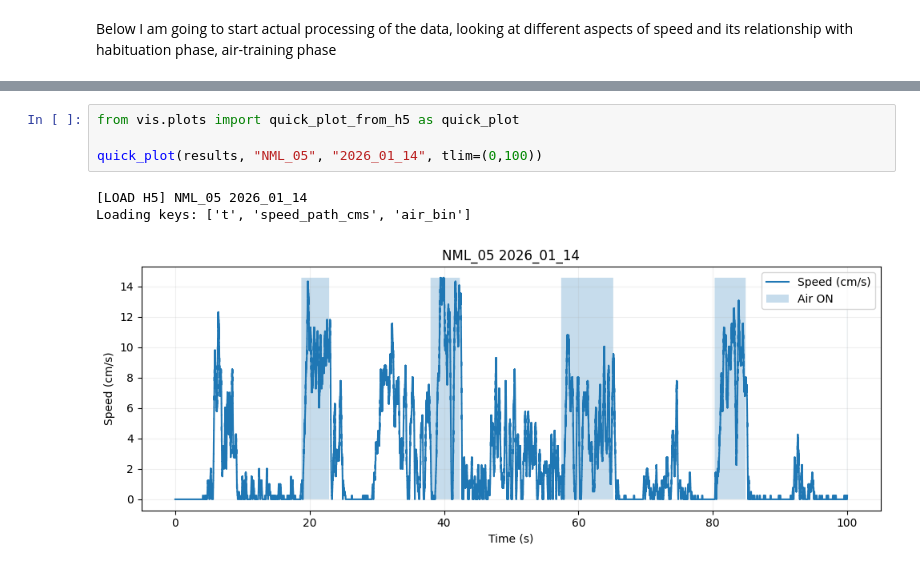
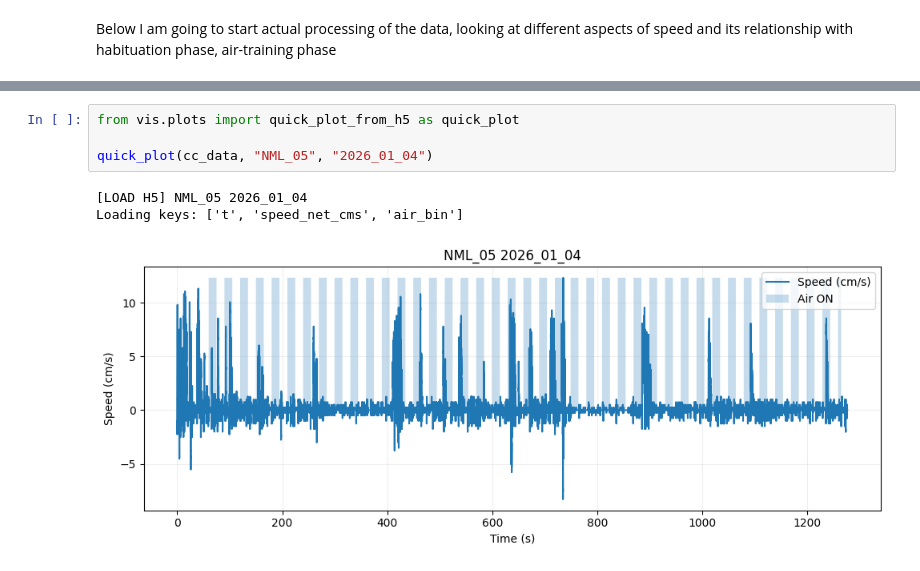
Before and after one commit to neuromomentumlab/Classical_Conditioning_Air_Wheel, a Jupyter notebook: Python/notebooks/behavioral_characterization.ipynb, the cells around one changed output, grey strips where cells are left out. Cells and saved outputs as stored; diff of their text form.

```diff
--- a/Python/notebooks/behavioral_characterization.ipynb
+++ b/Python/notebooks/behavioral_characterization.ipynb
@@ -464,11 +473,11 @@ Group Var          0.143     0.220
 # %%
 from vis.plots import quick_plot_from_h5 as quick_plot
 
-quick_plot(results, "NML_05", "2026_01_14", tlim=(0,100))
+quick_plot(cc_data, "NML_05", "2026_01_04")
 # %% [output]
-[LOAD H5] NML_05 2026_01_14
-Loading keys: ['t', 'speed_path_cms', 'air_bin']
+[LOAD H5] NML_05 2026_01_04
+Loading keys: ['t', 'speed_net_cms', 'air_bin']
-[figure, old version]
+[figure, new version]
 # %%
 from vis.plots import quick_plot_keys_from_h5 as quick_plotK
 
```
Also changed, not shown: parts of 14 cells of this notebook, 2 other files.
